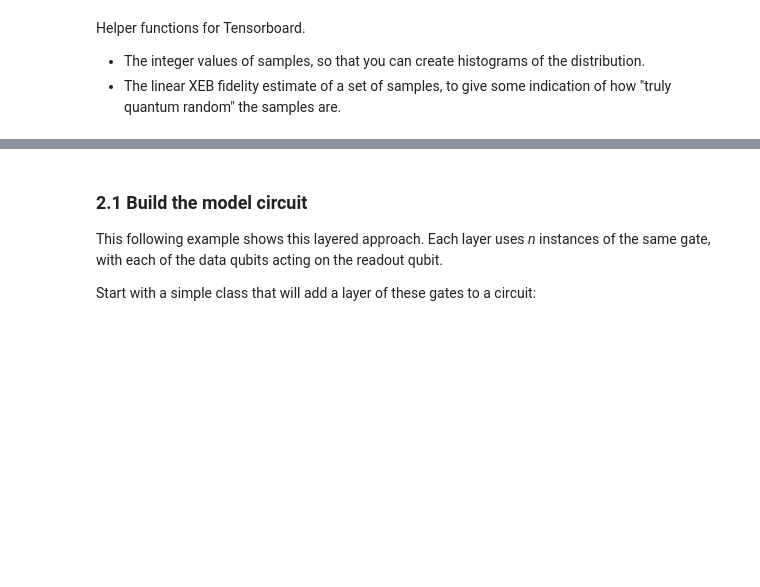
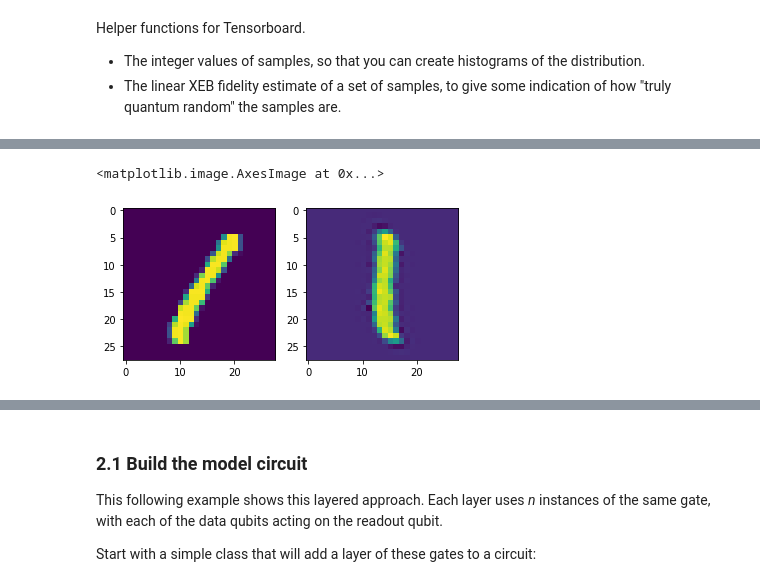
Before and after one commit to rryoung98/CS230_quantum_dropout, a Jupyter notebook: mnist-schuld.ipynb, the cells around one changed output, grey strips where cells are left out. Drawn from its saved outputs; the diff is of its cells as text; code cells hidden in the pictures; blank space fills up the shorter version.

```diff
--- a/mnist-schuld.ipynb
+++ b/mnist-schuld.ipynb
@@ -298,0 +427,12 @@ def xeb_fid(bits):
+# %%
+#We should have the deskewed image stored within x_train
+#original
+plt.subplot(1, 2, 1)
+plt.imshow(x_train[3].reshape(28,28))
+
+#deskewed
+plt.subplot(1, 2, 2)
+plt.imshow(x_train_deskew[3])
+# %% [output]
+<matplotlib.image.AxesImage at 0x...>
+[figure, added]
```
Also changed, not shown: parts of 22 cells of this notebook, 3 other files.
